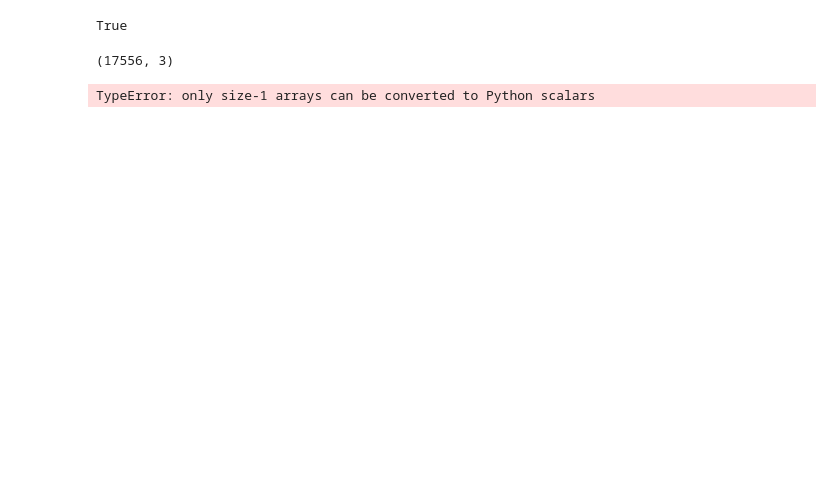
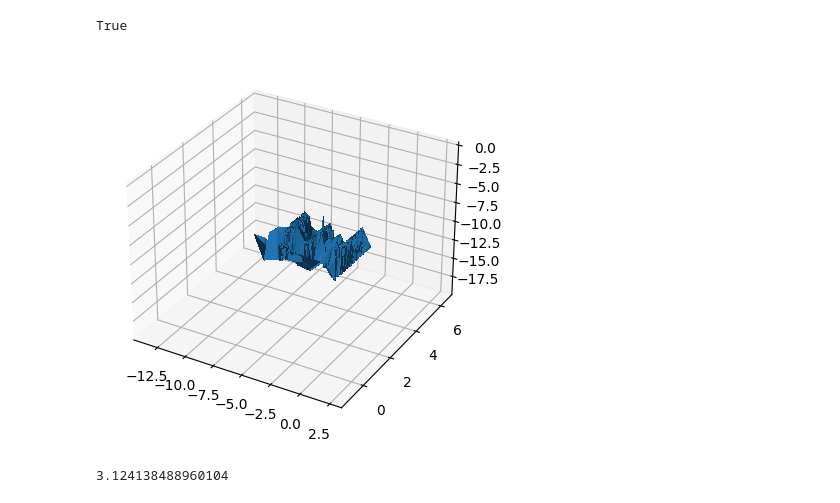
Before and after one commit to hebelab/sensor_fusion_in_the_cloud, a Jupyter notebook: Python/data_standardization/20221210.ipynb, the cells around one changed output. Drawn from its saved outputs; the diff is of its cells as text; code cells hidden in the pictures; blank space fills up the shorter version.

Commit message:
trying to convert point clouds into spherical coordinates

```diff
--- a/Python/data_standardization/20221210.ipynb
+++ b/Python/data_standardization/20221210.ipynb
@@ -7,7 +8,7 @@ import csv
 import copy
 import os
 # %%
-LiDAR_data = '../data/lidar/300/2022-12-10-16-53-36_Velodyne-VLP-16-Data.csv'
+LiDAR_data = './raw_data/2022-12-10-16-53-36_Velodyne-VLP-16-Data.csv'
 
 os.path.exists(LiDAR_data)
 # %% [output]
@@ -20,9 +21,26 @@ with open(LiDAR_data, newline='') as f:
     for index, row in enumerate(rows[1:]):
         # print(index, row[0])
         pts_lidar[index] = row[0:3]
-print(pts_lidar.shape)
+
+coords = o3d.geometry.TriangleMesh.create_coordinate_frame()
+pcd_lidar = o3d.geometry.PointCloud()
+pcd_lidar.points = o3d.utility.Vector3dVector(pts_lidar)
+
+pcd_lidar_r = copy.deepcopy(pcd_lidar).translate((0, 0, 0))
+pcd_lidar_r.rotate(pcd_lidar_r.get_rotation_matrix_from_xyz((-np.pi / 2, 0, 0)), center=(0, 0, 0))
+
+pts_lidar_r = np.asarray(pcd_lidar_r.points)
-# %% [output]
-(17556, 3)
+# %%
+x = pts_lidar_r[:,0]
+y = pts_lidar_r[:,1]
+z = pts_lidar_r[:,2]
+# %%
+fig = plt.figure()
+ax = fig.add_subplot(1,1,1, projection='3d')
+plot = ax.plot_trisurf(x, y, z, linewidth=0, antialiased=False)
+plt.show()
+# %% [output]
+[figure, added]
 # %%
 def appendSpherical_np(xyz):
     ptsnew = np.hstack((xyz, np.zeros(xyz.shape)))
@@ -47,6 +59,5 @@ dist = pts_lidar_sph[:,3]
-# %%
-for i in range(len(dist)):
-    pts_lidar_back = sph2cart(dist[i], vert_angles[i], hor_angles[i])
-print(pts_lidar-pts_lidar_back)
-# %% [output]
-TypeError: only size-1 arrays can be converted to Python scalars
+# %%
+pts_lidar_sph = appendSpherical_np(pts_lidar_r)[:,3:6]
+print(pts_lidar_sph[:,1].max())
+# %% [output]
+3.124138488960104
```
Also changed, not shown: parts of 5 cells of this notebook, 6 other files.
